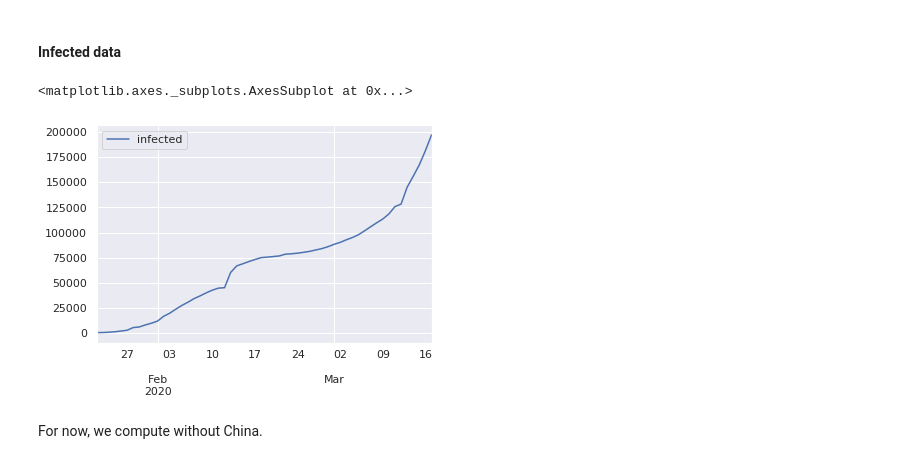
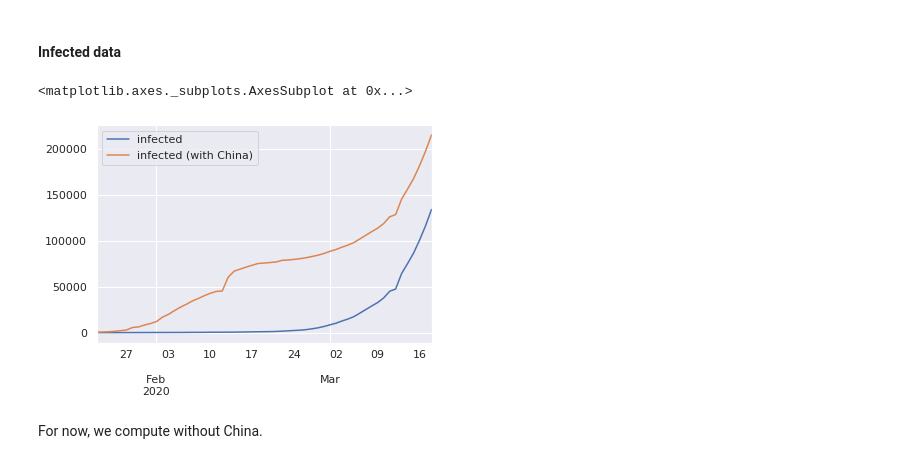
Before and after one commit to thomasniebler/covid, a Jupyter notebook: corona_fit.ipynb, the cells around one changed output. Cells and saved outputs as stored; diff of their text form; code cells hidden in the pictures.

```diff
--- a/corona_fit.ipynb
+++ b/corona_fit.ipynb
@@ -12,18 +12,36 @@ Taken from
 https://github.com/CSSEGISandData/COVID-19/blob/master/csse_covid_19_data/csse_covid_19_time_series/time_series_19-covid-Confirmed.csv
 # %% [markdown]
 #### Infected data
+# %%
+import io
+import requests
+
+data_url = "https://raw.githubusercontent.com/CSSEGISandData/COVID-19/master/csse_covid_19_data/csse_covid_19_time_series/time_series_19-covid-Confirmed.csv"
+
+proxy_dict = {
+    "http": "http://10.52.208.75:3128",
+    "https": "http://10.52.208.75:3128"
+}
+
+covid_data = pd.read_csv(io.StringIO(requests.get(data_url, proxies=proxy_dict).text), header=0)
 # %%
-covid_data = pd.read_csv("corona_2020_03_18.csv", header=0)
-
-total_numbers = [covid_data[date_col].sum() for date_col in covid_data.columns[4:]]
-total_numbers_index = list(range(len(total_numbers)))
+total_numbers_with_china = [covid_data[date_col].sum() for date_col in covid_data.columns[4:]]
+total_numbers_with_china_index = list(range(len(total_numbers_with_china)))
 dates = pd.to_datetime(covid_data.columns[4:])
 
+total_numbers_with_china_df = pd.DataFrame(data=total_numbers_with_china, columns=["infected (with China)"], index=dates)
+
+covid_data_nonchina = covid_data[covid_data["Country/Region"] != "China"]
+
+total_numbers = [covid_data_nonchina[date_col].sum() for date_col in covid_data_nonchina.columns[4:]]
+total_numbers_index = list(range(len(total_numbers)))
+dates = pd.to_datetime(covid_data_nonchina.columns[4:])
+
 total_numbers_df = pd.DataFrame(data=total_numbers, columns=["infected"], index=dates)
 # %%
-total_numbers_df.plot()
+total_numbers_df.join(total_numbers_with_china_df).plot()
 # %% [output]
 <matplotlib.axes._subplots.AxesSubplot at 0x...>
-[figure, old version]
+[figure, new version]
 # %% [markdown]
 For now, we compute without China.
```
Also changed, not shown: parts of 18 cells of this notebook.
